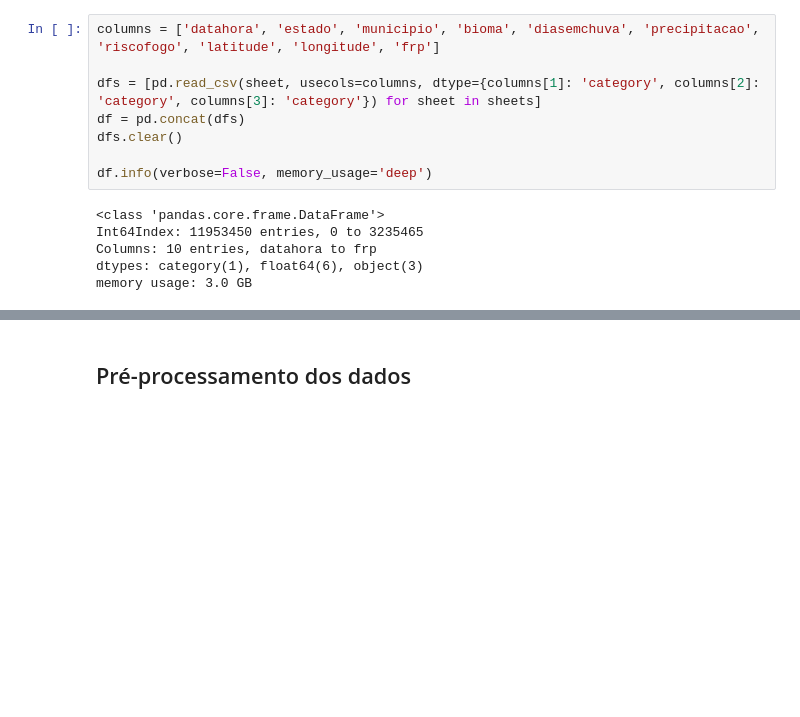
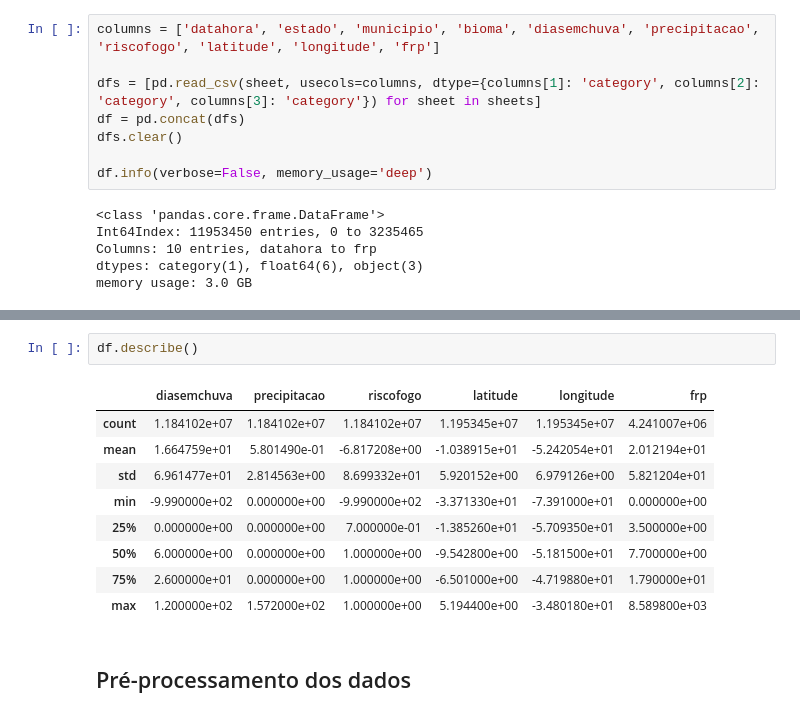
Before and after one commit to mateus558/Amazon-fire-emissions-dataset, a Jupyter notebook: inpe_queimadas.ipynb, the cells around one changed output, grey strips where cells are left out. Saved outputs shown, nothing was run; the diff lists cells and outputs as text; blank space fills up the shorter version.

```diff
--- a/inpe_queimadas.ipynb
+++ b/inpe_queimadas.ipynb
@@ -48,6 +45,18 @@ df.head()
 | 2 | 2017/09/02 10:53:17 | GOIAS | JUSSARA | Cerrado | 0.0 | 0.0 | 1.0 | -15.1741 | -51.6476 | ... |
 | 3 | 2017/09/03 17:33:00 | GOIAS | SAO MIGUEL DO ARAGUAIA | Cerrado | 0.0 | 0.0 | 1.0 | -13.0006 | -50.5713 | ... |
 | 4 | 2017/09/05 16:55:00 | GOIAS | BRITANIA | Cerrado | 0.0 | 0.0 | 1.0 | -14.9489 | -51.1452 | ... |
+# %%
+df.describe()
+# %% [output]
+|  | diasemchuva | precipitacao | riscofogo | latitude | longitude | frp |
+| count | 1.184102e+07 | 1.184102e+07 | 1.184102e+07 | 1.195345e+07 | 1.195345e+07 | 4.241007e+06 |
+| mean | 1.664759e+01 | 5.801490e-01 | -6.817208e+00 | -1.038915e+01 | -5.242054e+01 | 2.012194e+01 |
+| std | 6.961477e+01 | 2.814563e+00 | 8.699332e+01 | 5.920152e+00 | 6.979126e+00 | 5.821204e+01 |
+| min | -9.990000e+02 | 0.000000e+00 | -9.990000e+02 | -3.371330e+01 | -7.391000e+01 | 0.000000e+00 |
+| 25% | 0.000000e+00 | 0.000000e+00 | 7.000000e-01 | -1.385260e+01 | -5.709350e+01 | 3.500000e+00 |
+| 50% | 6.000000e+00 | 0.000000e+00 | 1.000000e+00 | -9.542800e+00 | -5.181500e+01 | 7.700000e+00 |
+| 75% | 2.600000e+01 | 0.000000e+00 | 1.000000e+00 | -6.501000e+00 | -4.719880e+01 | 1.790000e+01 |
+| max | 1.200000e+02 | 1.572000e+02 | 1.000000e+00 | 5.194400e+00 | -3.480180e+01 | 8.589800e+03 |
 # %% [markdown]
 ## Pré-processamento dos dados
 # %%
```
Also changed, not shown: parts of 4 cells of this notebook.
